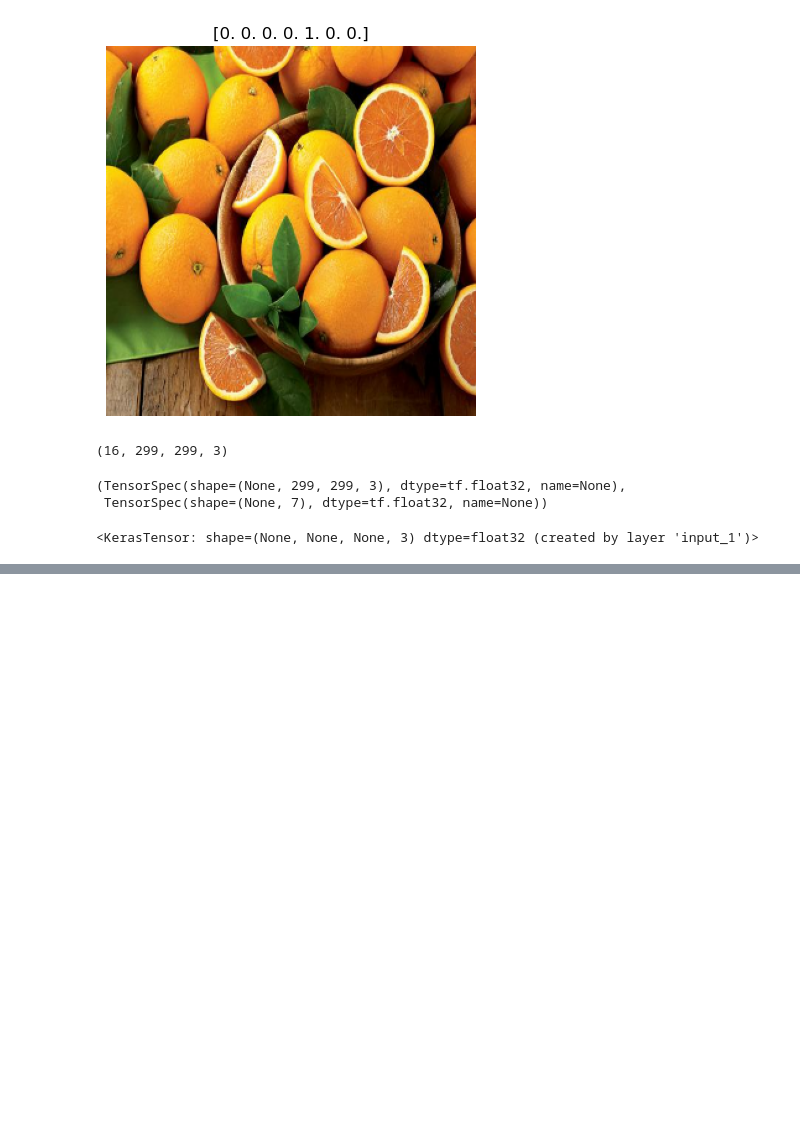
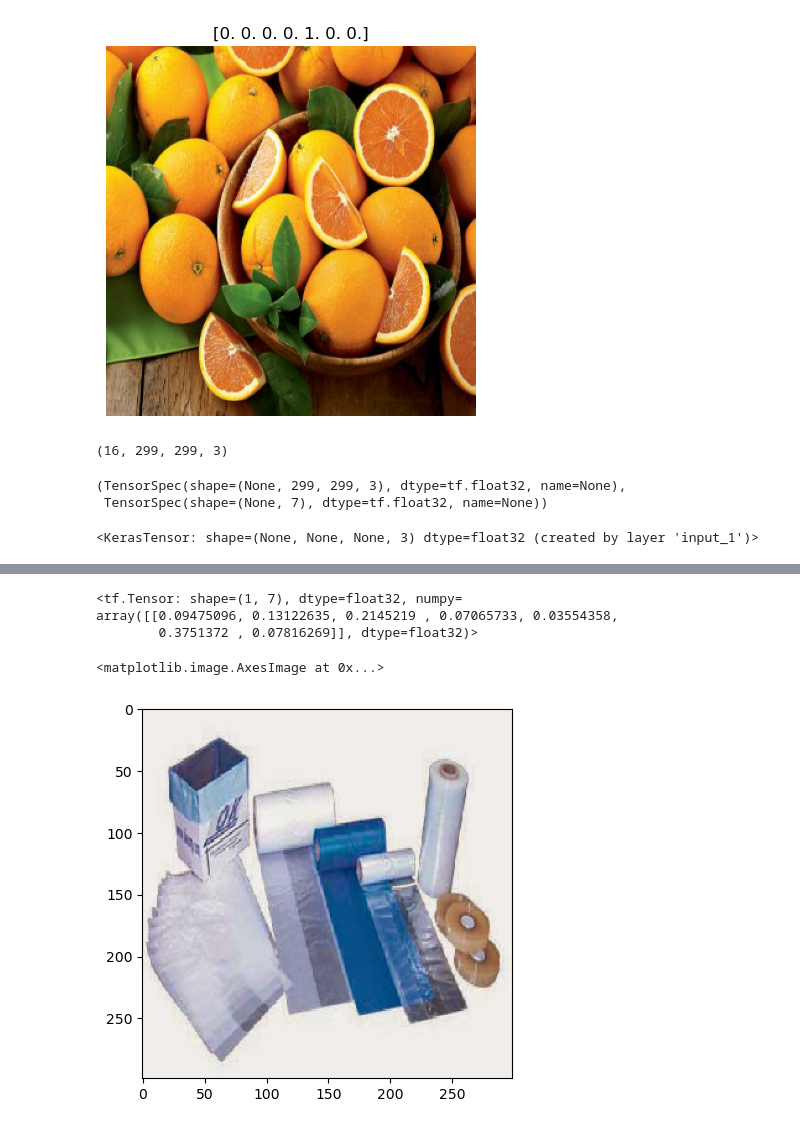
Before and after one commit to TechLabs-Berlin/wt23-wastewise, a Jupyter notebook: AI/classifier_tensor_flow/tensorflow_pretrained_model_7classes_XAI.ipynb, the cells around one changed output, grey strips where cells are left out. Cells and saved outputs as stored; diff of their text form; code cells hidden in the pictures; blank space fills up the shorter version.

```diff
--- a/AI/classifier_tensor_flow/tensorflow_pretrained_model_7classes_XAI.ipynb
+++ b/AI/classifier_tensor_flow/tensorflow_pretrained_model_7classes_XAI.ipynb
@@ -510,0 +507,3 @@ generate_prediction_sample(exp, exp.top_labels[1],
+# %%
+#this run the above transformer function to get preprocess the image
+normalized_img = transform_image(image_path, IMG_SIZE)
@@ -510,0 +519,6 @@ generate_prediction_sample(exp, exp.top_labels[1],
+# %%
+model(normalized_img)
+# %% [output]
+<tf.Tensor: shape=(1, 7), dtype=float32, numpy=
+array([[0.09475096, 0.13122635, 0.2145219 , 0.07065733, 0.03554358,
+        0.3751372 , 0.07816269]], dtype=float32)>
@@ -510,0 +529,5 @@ generate_prediction_sample(exp, exp.top_labels[1],
+# %%
+plt.imshow(normalized_img[0])
+# %% [output]
+<matplotlib.image.AxesImage at 0x...>
+[figure, added]
```
Also changed, not shown: parts of 41 cells of this notebook.
